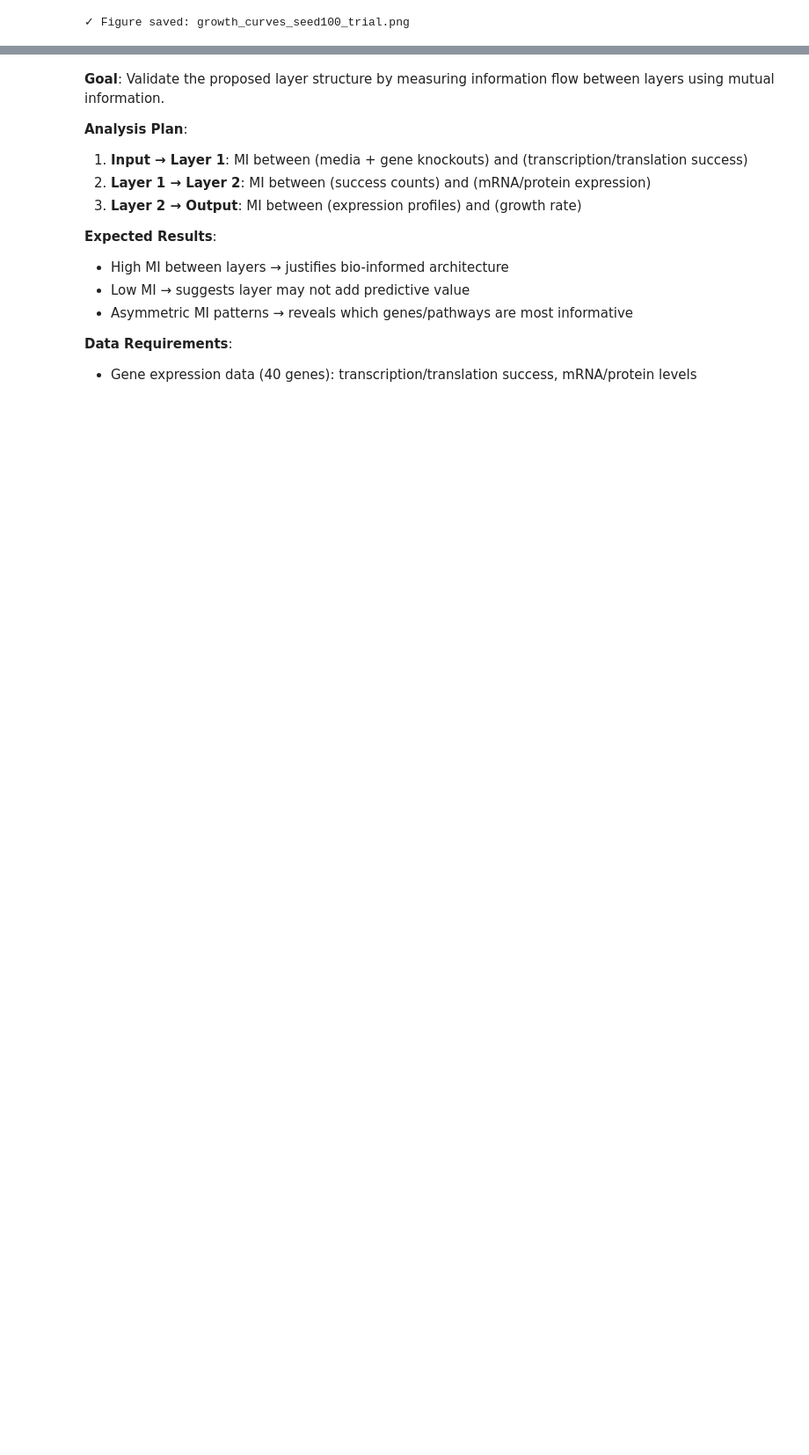
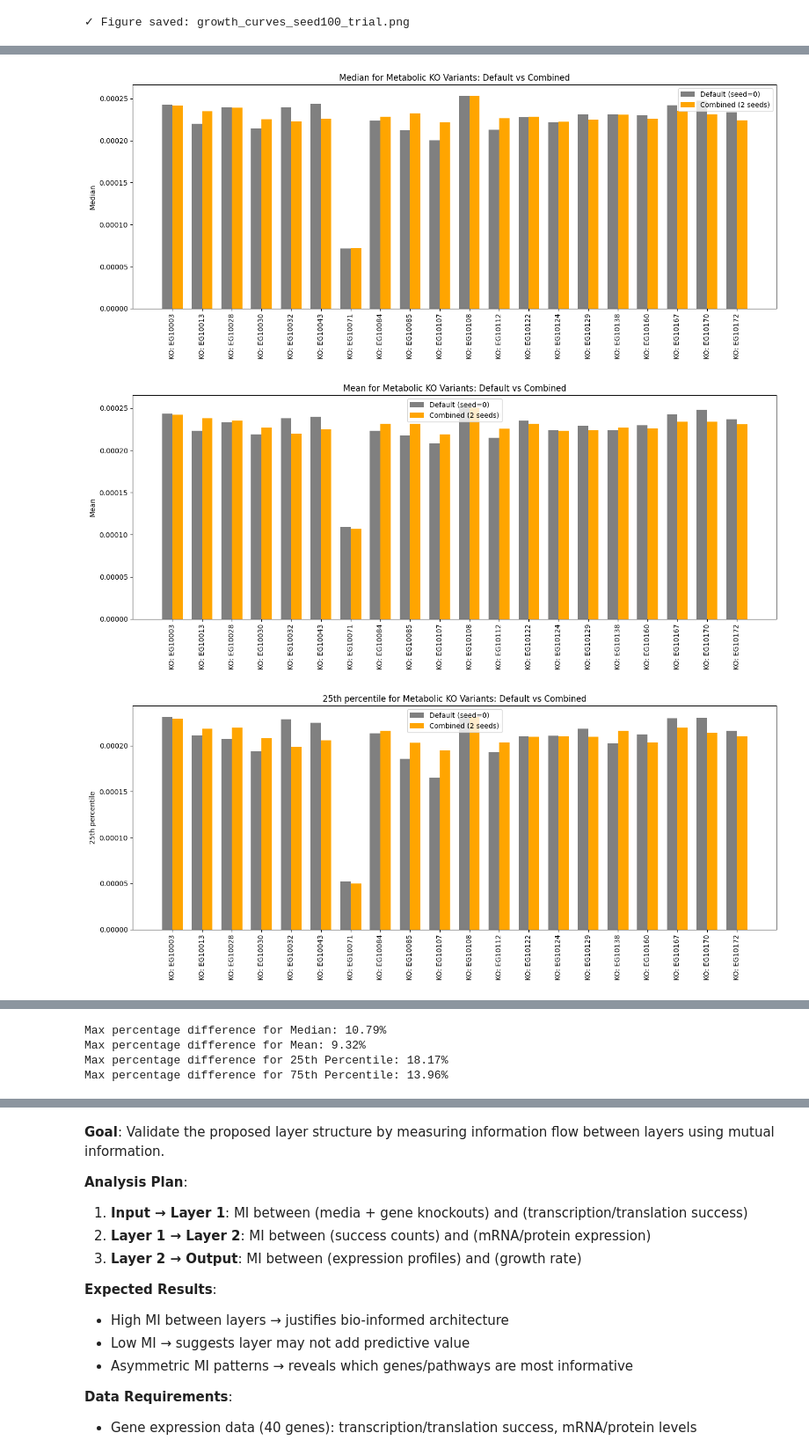
Before and after one commit to katha815/vEcoli-Local, a Jupyter notebook: reading/analysis_prior_to_ML_train.ipynb, the cells around one changed output, grey strips where cells are left out. Shown at 88% size. Saved outputs shown, nothing was run; the diff lists cells and outputs as text; code cells hidden in the pictures; blank space fills up the shorter version.

```diff
--- a/reading/analysis_prior_to_ML_train.ipynb
+++ b/reading/analysis_prior_to_ML_train.ipynb
@@ -526,0 +816,46 @@ except FileNotFoundError:
+# %%
+import matplotlib.pyplot as plt
+import numpy as np
+
+# Use the comparison DataFrame from previous cell
+
+# Split metabolic and non-metabolic
+metabolic_genes = [
+    "EG10003", "EG10013", "EG10028", "EG10030", "EG10032", "EG10043", "EG10071", "EG10084", "EG10085", "EG10107",
+    "EG10108", "EG10112", "EG10122", "EG10124", "EG10129", "EG10138", "EG10160", "EG10167", "EG10170", "EG10172"
+]
+def is_metabolic(label):
+    gene_id = label.split(":")[1].strip() if label.startswith("KO:") else ""
+    return gene_id in metabolic_genes
+
+metabolic = comparison[comparison['label'].apply(is_metabolic)]
+non_metabolic = comparison[~comparison['label'].apply(is_metabolic)]
+
+def plot_bar(df, group, metric, default_col, combined_col):
+    labels = df['label']
+    x = np.arange(len(labels))
+    width = 0.35
+    plt.figure(figsize=(14, 6))
+    plt.bar(x - width/2, df[default_col], width, label='Default (seed=0)', color='gray')
+    plt.bar(x + width/2, df[combined_col], width, label='Combined (2 seeds)', color='orange')
+    plt.xticks(x, labels, rotation=90)
+    plt.ylabel(metric.capitalize())
+    plt.title(f'{metric.capitalize()} for {group} KO Variants: Default vs Combined')
+    plt.legend()
+    plt.tight_layout()
+    plt.show()
+
+# Plot for each metric and group
+plot_bar(metabolic, 'Metabolic', 'Median', 'median_default', 'median_combined')
+plot_bar(metabolic, 'Metabolic', 'Mean', 'mean_default', 'mean_combined')
+plot_bar(metabolic, 'Metabolic', '25th Percentile', '25th_percentile_default', '25th_combined')
+plot_bar(metabolic, 'Metabolic', '75th Percentile', '75th_percentile_default', '75th_combined')
+
+plot_bar(non_metabolic, 'Non-Metabolic', 'Median', 'median_default', 'median_combined')
+plot_bar(non_metabolic, 'Non-Metabolic', 'Mean', 'mean_default', 'mean_combined')
+plot_bar(non_metabolic, 'Non-Metabolic', '25th Percentile', '25th_percentile_default', '25th_combined')
+plot_bar(non_metabolic, 'Non-Metabolic', '75th Percentile', '75th_percentile_default', '75th_combined')
+# %% [output]
+[figure, added]
+[figure, added]
+[figure, added]
@@ -526,0 +867,19 @@ except FileNotFoundError:
+# %%
+features = [
+    ('median_default', 'median_combined', 'Median'),
+    ('mean_default', 'mean_combined', 'Mean'),
+    ('25th_percentile_default', '25th_combined', '25th Percentile'),
+    ('75th_percentile_default', '75th_combined', '75th Percentile')
+]
+
+for default_col, combined_col, feature_name in features:
+    # Avoid division by zero
+    valid = comparison[comparison[default_col] != 0]
+    percent_diff = np.abs((valid[combined_col] - valid[default_col]) / valid[default_col]) * 100
+    max_diff = percent_diff.max()
+    print(f"Max percentage difference for {feature_name}: {max_diff:.2f}%")
+# %% [output]
+Max percentage difference for Median: 10.79%
+Max percentage difference for Mean: 9.32%
+Max percentage difference for 25th Percentile: 18.17%
+Max percentage difference for 75th Percentile: 13.96%
```
Also changed, not shown: parts of 63 cells of this notebook, 35 other files.
